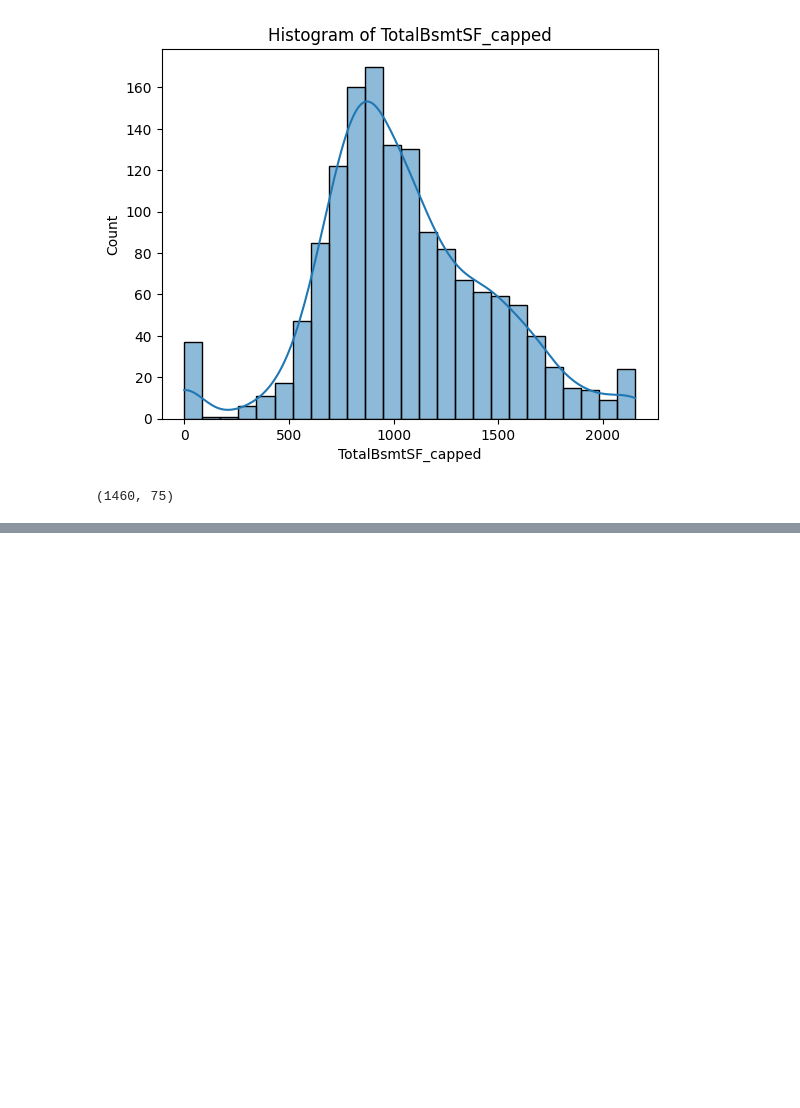
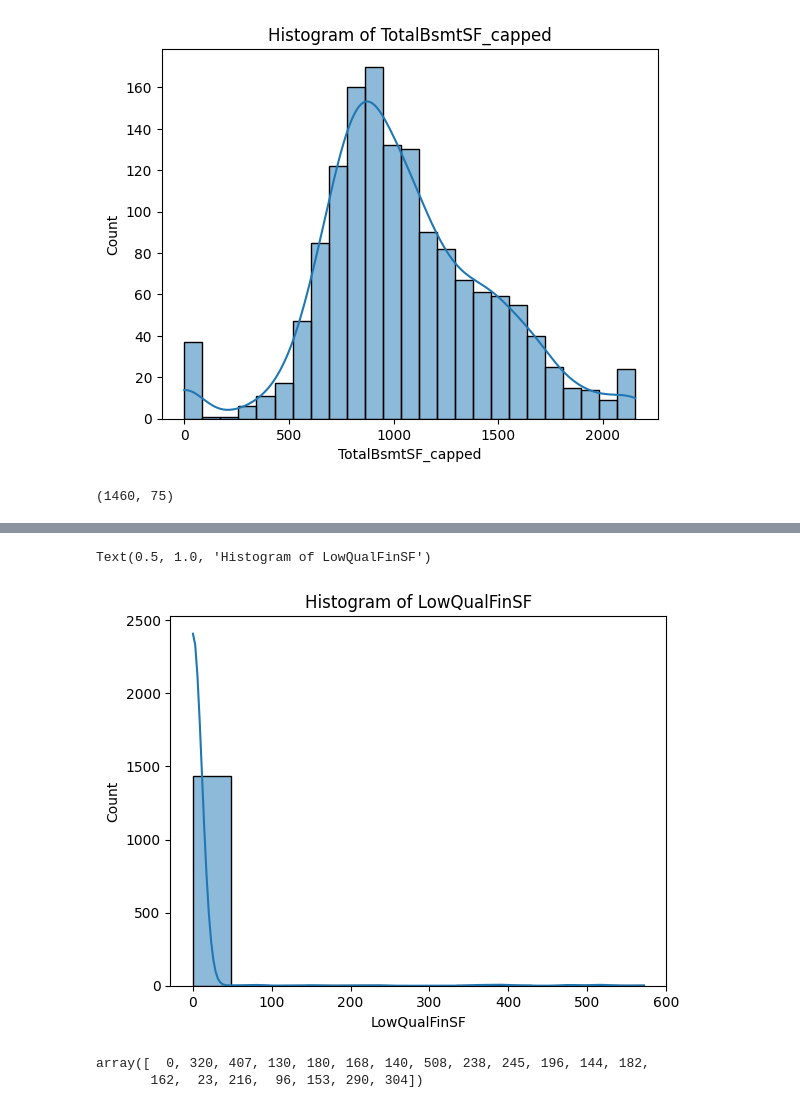
Before and after one commit to akhyear/house_price_prediction, a Jupyter notebook: train_code.ipynb, the cells around one changed output, grey strips where cells are left out. Drawn from its saved outputs; the diff is of its cells as text; code cells hidden in the pictures; blank space fills up the shorter version.

```diff
--- a/train_code.ipynb
+++ b/train_code.ipynb
@@ -1659,0 +1763,11 @@ df.shape
+# %%
+histogram = sns.histplot(df['LowQualFinSF'], kde=True)
+plt.title('Histogram of LowQualFinSF')
+# %% [output]
+Text(0.5, 1.0, 'Histogram of LowQualFinSF')
+[figure, added]
+# %%
+df['3SsnPorch'].unique()
+# %% [output]
+array([  0, 320, 407, 130, 180, 168, 140, 508, 238, 245, 196, 144, 182,
+       162,  23, 216,  96, 153, 290, 304])
```
Also changed, not shown: parts of 35 cells of this notebook.
